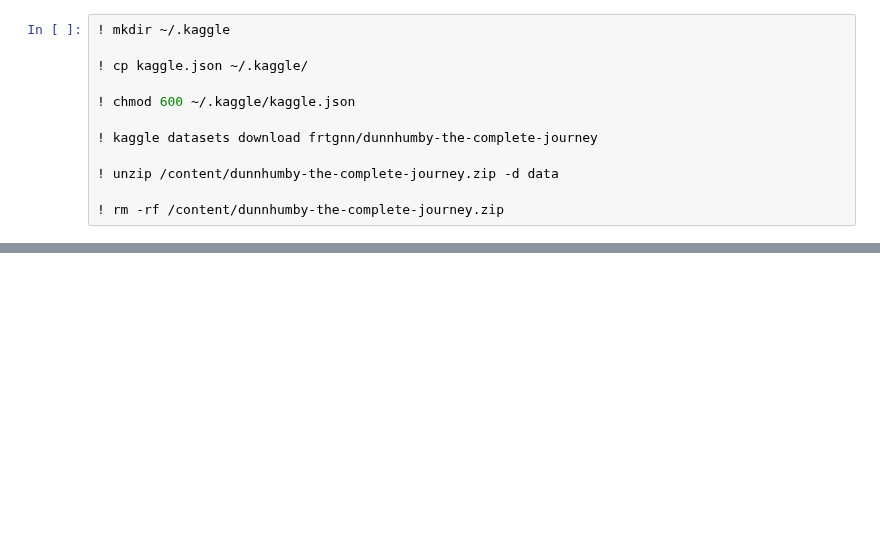
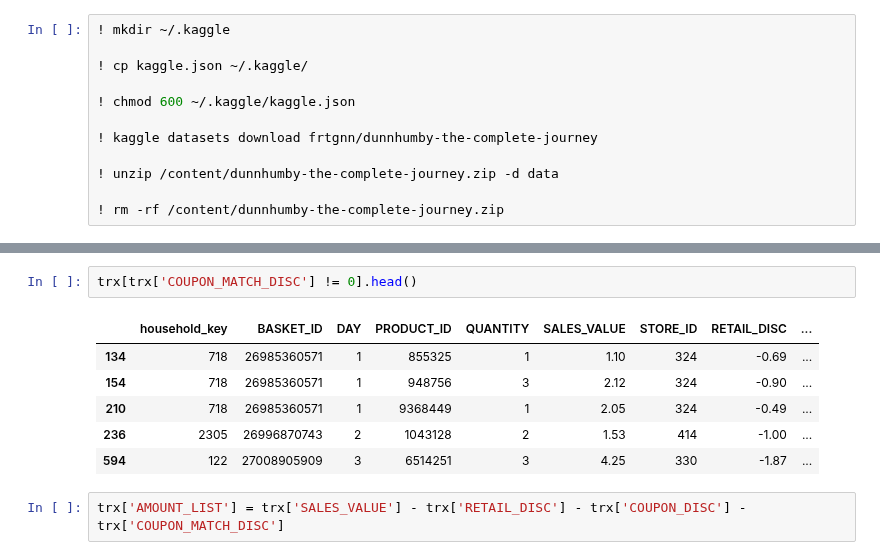
Before and after one commit to suvigyajain0101/CaseStudies, a Jupyter notebook: CustomerSegmentation/DataPrep.ipynb, the cells around one changed output, grey strips where cells are left out. Saved outputs shown, nothing was run; the diff lists cells and outputs as text; blank space fills up the shorter version.

```diff
--- a/CustomerSegmentation/DataPrep.ipynb
+++ b/CustomerSegmentation/DataPrep.ipynb
@@ -42,0 +145,11 @@ with contextlib.redirect_stdout(io.StringIO()):
+# %%
+trx[trx['COUPON_MATCH_DISC'] != 0].head()
+# %% [output]
+|  | household_key | BASKET_ID | DAY | PRODUCT_ID | QUANTITY | SALES_VALUE | STORE_ID | RETAIL_DISC | ... |
+| 134 | 718 | 26985360571 | 1 | 855325 | 1 | 1.10 | 324 | -0.69 | ... |
+| 154 | 718 | 26985360571 | 1 | 948756 | 3 | 2.12 | 324 | -0.90 | ... |
+| 210 | 718 | 26985360571 | 1 | 9368449 | 1 | 2.05 | 324 | -0.49 | ... |
+| 236 | 2305 | 26996870743 | 2 | 1043128 | 2 | 1.53 | 414 | -1.00 | ... |
+| 594 | 122 | 27008905909 | 3 | 6514251 | 3 | 4.25 | 330 | -1.87 | ... |
+# %%
+trx['AMOUNT_LIST'] = trx['SALES_VALUE'] - trx['RETAIL_DISC'] - trx['COUPON_DISC'] - trx['COUPON_MATCH_DISC']
```
Also changed, not shown: parts of 13 cells of this notebook.
